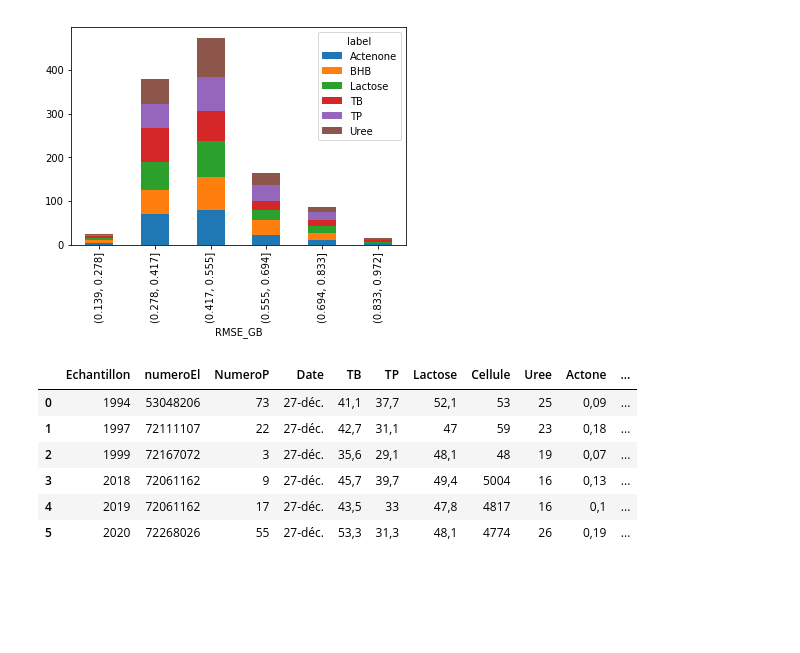
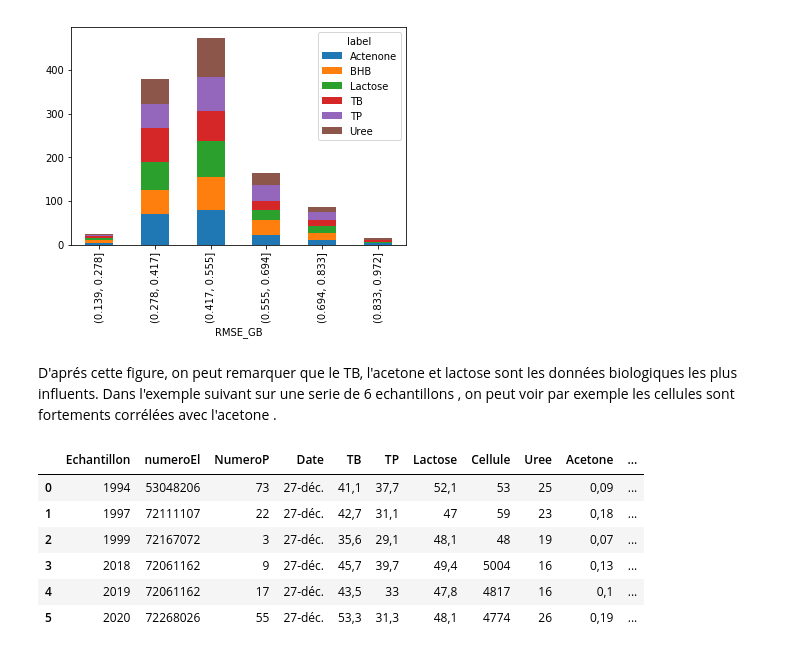
Before and after one commit to mouride44/Classification-of-biological-samples-by-audio, a Jupyter notebook: synthese2.ipynb, the cells around one changed output. Saved outputs shown, nothing was run; the diff lists cells and outputs as text; code cells hidden in the pictures; blank space fills up the shorter version.

```diff
--- a/synthese2.ipynb
+++ b/synthese2.ipynb
@@ -313,13 +322,15 @@ df_bio.groupby(['label', pd.cut(df_bio['RMSE_GB'], np.arange(df_bio["RMSE_GB"].m
 df_bio["label"].replace("Actenone","Acetone", inplace = True)
 # %% [output]
 [figure]
+# %% [markdown]
+D'aprés cette figure, on peut remarquer que le TB, l'acetone et lactose sont les données biologiques les plus influents. Dans l'exemple suivant sur une serie de 6 echantillons , on peut voir  par exemple les cellules sont fortements corrélées avec l'acetone .
 # %%
 df_exemple=pd.read_csv("exemple_bio.csv")
-column = ["Echantillon", "numeroEl", "NumeroP", "Date", "TB", "TP", "Lactose", "Cellule", "Uree", "Actone", "BHB"]
+column = ["Echantillon", "numeroEl", "NumeroP", "Date", "TB", "TP", "Lactose", "Cellule", "Uree", "Acetone", "BHB"]
 df_exemple.columns = column
 df_exemple
 # %% [output]
-|  | Echantillon | numeroEl | NumeroP | Date | TB | TP | Lactose | Cellule | Uree | Actone | ... |
+|  | Echantillon | numeroEl | NumeroP | Date | TB | TP | Lactose | Cellule | Uree | Acetone | ... |
 | 0 | 1994 | 53048206 | 73 | 27-déc. | 41,1 | 37,7 | 52,1 | 53 | 25 | 0,09 | ... |
 | 1 | 1997 | 72111107 | 22 | 27-déc. | 42,7 | 31,1 | 47 | 59 | 23 | 0,18 | ... |
 | 2 | 1999 | 72167072 | 3 | 27-déc. | 35,6 | 29,1 | 48,1 | 48 | 19 | 0,07 | ... |
```
Also changed, not shown: parts of 7 cells of this notebook.
